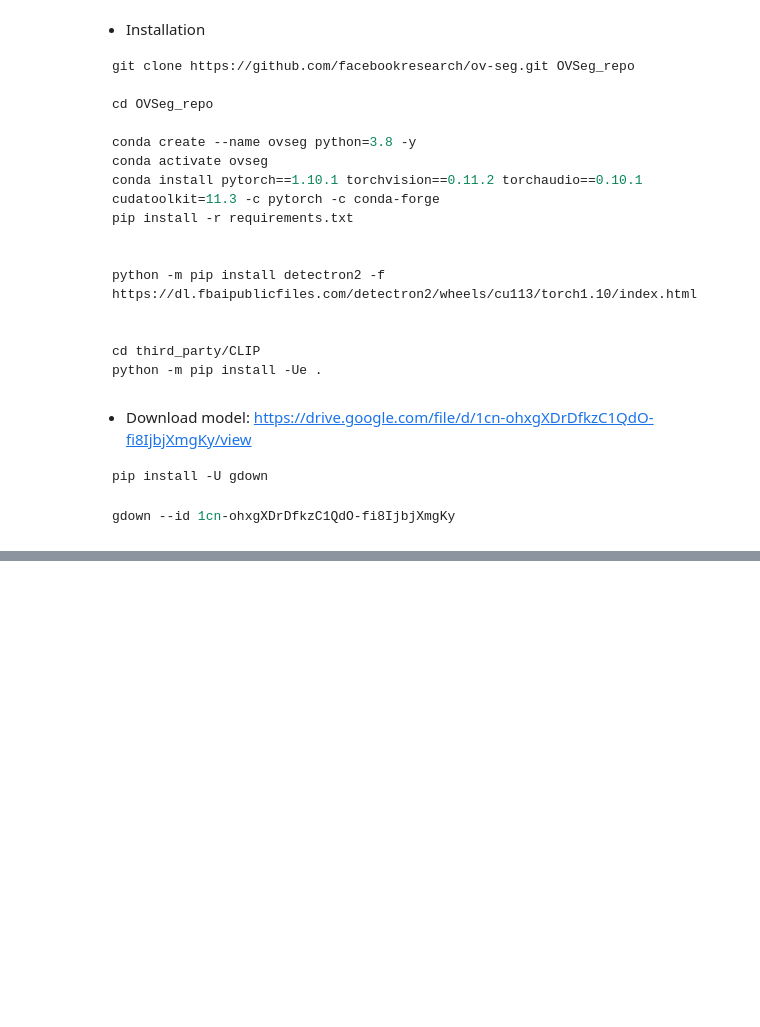
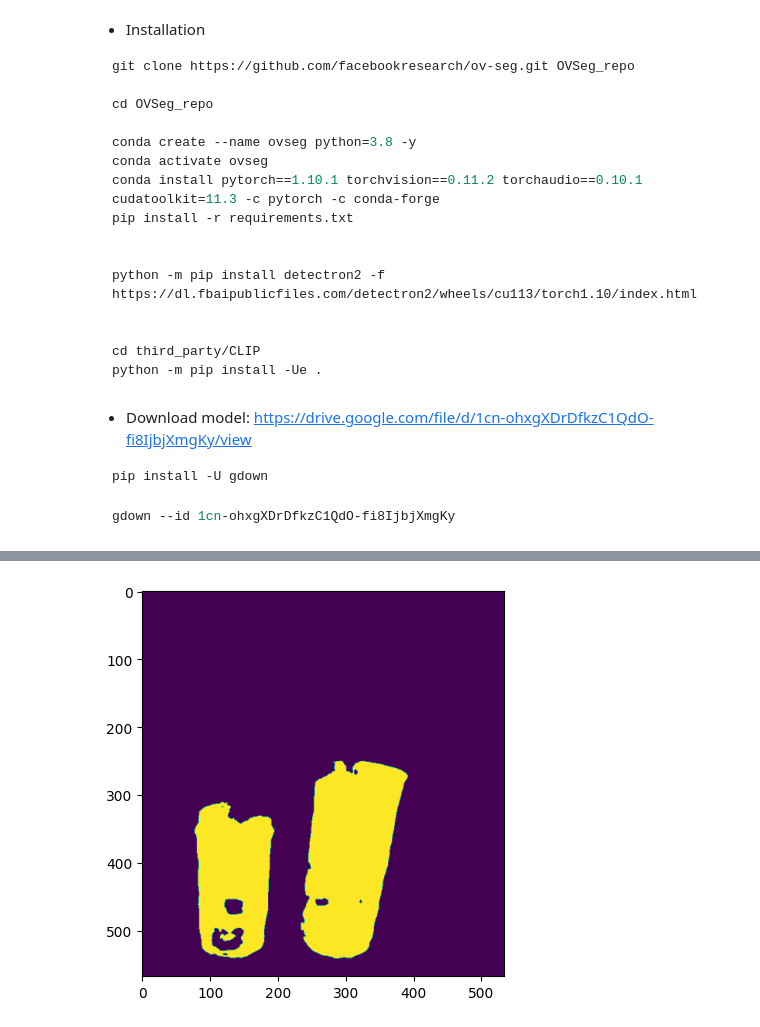
Before and after one commit to vmirly/GenAI-Hub, a Jupyter notebook: OVSeg/ovseg_inference.ipynb, the cells around one changed output, grey strips where cells are left out. Drawn from its saved outputs; the diff is of its cells as text; code cells hidden in the pictures; blank space fills up the shorter version.

```diff
--- a/OVSeg/ovseg_inference.ipynb
+++ b/OVSeg/ovseg_inference.ipynb
@@ -148,0 +145,9 @@ predictor = utils.predictor.OVSegPredictor(cfg)
+# %%
+image = read_image(input_path)
+preds = run_on_image(image, ["vase"])
+
+fig = plt.figure(figsize=(5, 5), dpi=100)
+plt.imshow(preds["sem_seg"][0].cpu().numpy())
+plt.show()
+# %% [output]
+[figure, added]
```
Also changed, not shown: parts of 6 cells of this notebook.
